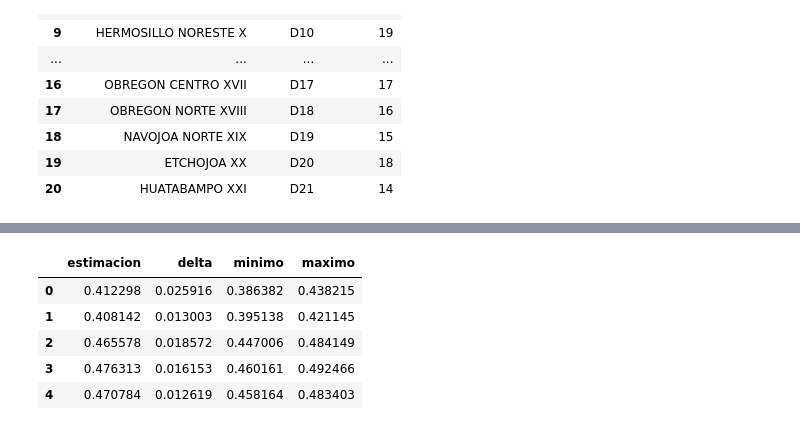
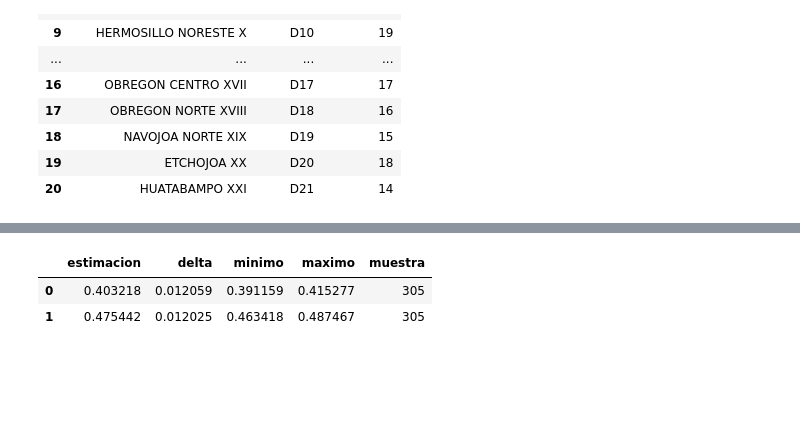
Before and after one commit to itzelvigil/desktop_estadistica, a Jupyter notebook: Dashboard Estadística/Dashboard.ipynb, the cells around one changed output, grey strips where cells are left out. Saved outputs shown, nothing was run; the diff lists cells and outputs as text; code cells hidden in the pictures; blank space fills up the shorter version.

```diff
--- a/Dashboard Estadística/Dashboard.ipynb
+++ b/Dashboard Estadística/Dashboard.ipynb
@@ -332,12 +335,9 @@ figura = dl.plot.bar(figsize=(20,10),
 # %%
 df_result = pd.DataFrame()
-df_result = df_result.append(historial_PAN, ignore_index=True)
-df_result = df_result.append(historial_COALICION, ignore_index=True)
+df_result = df_result.append(intervalo_PAN, ignore_index=True)
+df_result = df_result.append(intervalo_COALICION, ignore_index=True)
 df_result
 # %% [output]
-|  | estimacion | delta | minimo | maximo |
-| 0 | 0.412298 | 0.025916 | 0.386382 | 0.438215 |
-| 1 | 0.408142 | 0.013003 | 0.395138 | 0.421145 |
-| 2 | 0.465578 | 0.018572 | 0.447006 | 0.484149 |
-| 3 | 0.476313 | 0.016153 | 0.460161 | 0.492466 |
-| 4 | 0.470784 | 0.012619 | 0.458164 | 0.483403 |
+|  | estimacion | delta | minimo | maximo | muestra |
+| 0 | 0.403218 | 0.012059 | 0.391159 | 0.415277 | 305 |
+| 1 | 0.475442 | 0.012025 | 0.463418 | 0.487467 | 305 |
```
Also changed, not shown: parts of 19 cells of this notebook, 4 other files.
